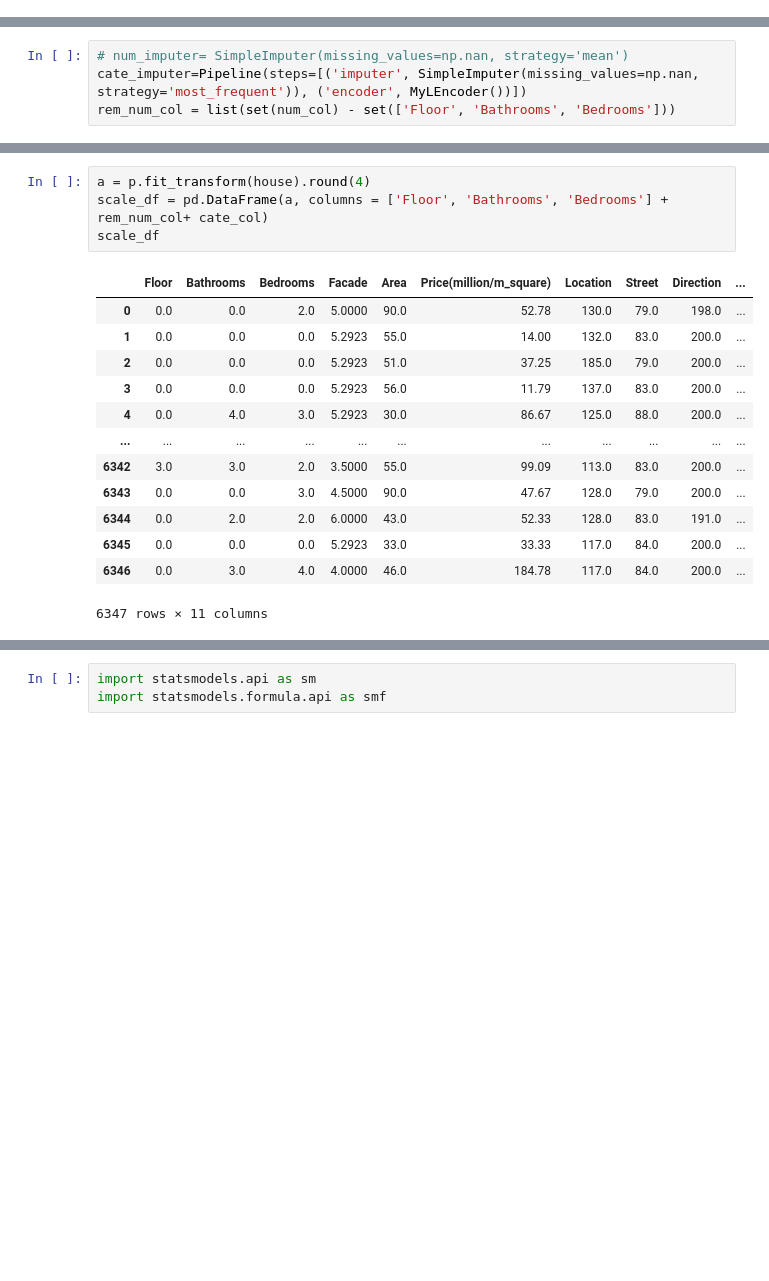
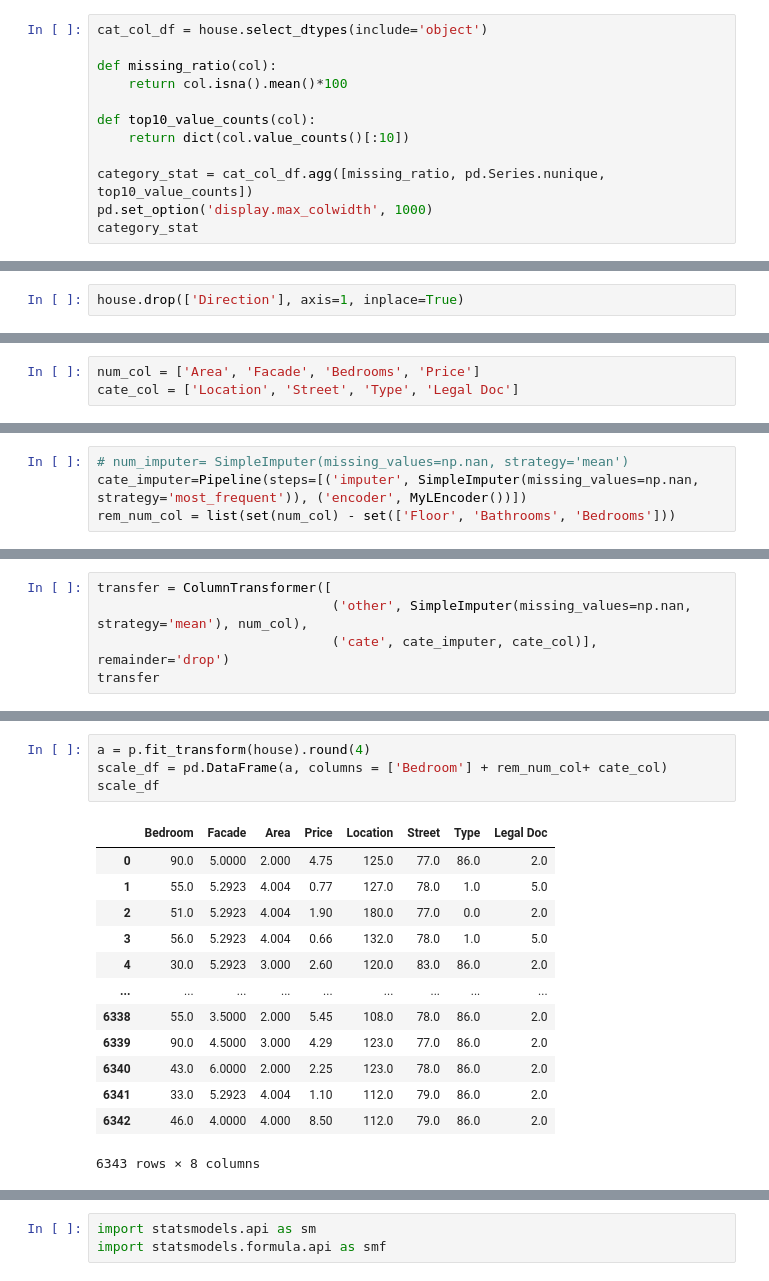
Before and after one commit to HieuTranV/DataVisualization, a Jupyter notebook: LabCK/Preprocessing.ipynb, the cells around one changed output, grey strips where cells are left out. Cells and saved outputs as stored; diff of their text form; blank space fills up the shorter version.

```diff
--- a/LabCK/Preprocessing.ipynb
+++ b/LabCK/Preprocessing.ipynb
@@ -499,0 +547,12 @@ house.head(2)
+# %%
+cat_col_df = house.select_dtypes(include='object')
+
+def missing_ratio(col):
+    return col.isna().mean()*100
+
+def top10_value_counts(col):
+    return dict(col.value_counts()[:10])
+
+category_stat = cat_col_df.agg([missing_ratio, pd.Series.nunique, top10_value_counts])
+pd.set_option('display.max_colwidth', 1000)
+category_stat
@@ -500 +564,3 @@ house.head(2)
+# %%
+house.drop(['Direction'], axis=1, inplace=True)
 # %%
@@ -503,3 +569,6 @@ cate_col = ['Location', 'Street', 'Direction', 'Type', 'Legal Doc']
+# %%
+num_col = ['Area', 'Facade', 'Bedrooms', 'Price']
+cate_col = ['Location', 'Street', 'Type', 'Legal Doc']
 # %%
 class MyLEncoder():
     def __init__(self, key=[]):
@@ -547,0 +603,5 @@ ColumnTransformer(transformers=[('num',
+# %%
+transfer = ColumnTransformer([
+                              ('other', SimpleImputer(missing_values=np.nan, strategy='mean'), num_col),
+                              ('cate', cate_imputer, cate_col)], remainder='drop')
+transfer
@@ -569,20 +632,20 @@ Pipeline(steps=[('transfer',
                                                    'Legal Doc'])]))])
 # %%
 a = p.fit_transform(house).round(4)
-scale_df = pd.DataFrame(a, columns = ['Floor', 'Bathrooms', 'Bedrooms'] + rem_num_col+ cate_col)
+scale_df = pd.DataFrame(a, columns = ['Bedroom'] + rem_num_col+ cate_col)
 scale_df
 # %% [output]
-|  | Floor | Bathrooms | Bedrooms | Facade | Area | Price(million/m_square) | Location | Street | Direction | ... |
-| 0 | 0.0 | 0.0 | 2.0 | 5.0000 | 90.0 | 52.78 | 130.0 | 79.0 | 198.0 | ... |
-| 1 | 0.0 | 0.0 | 0.0 | 5.2923 | 55.0 | 14.00 | 132.0 | 83.0 | 200.0 | ... |
-| 2 | 0.0 | 0.0 | 0.0 | 5.2923 | 51.0 | 37.25 | 185.0 | 79.0 | 200.0 | ... |
-| 3 | 0.0 | 0.0 | 0.0 | 5.2923 | 56.0 | 11.79 | 137.0 | 83.0 | 200.0 | ... |
-| 4 | 0.0 | 4.0 | 3.0 | 5.2923 | 30.0 | 86.67 | 125.0 | 88.0 | 200.0 | ... |
-| ... | ... | ... | ... | ... | ... | ... | ... | ... | ... | ... |
-| 6342 | 3.0 | 3.0 | 2.0 | 3.5000 | 55.0 | 99.09 | 113.0 | 83.0 | 200.0 | ... |
-| 6343 | 0.0 | 0.0 | 3.0 | 4.5000 | 90.0 | 47.67 | 128.0 | 79.0 | 200.0 | ... |
-| 6344 | 0.0 | 2.0 | 2.0 | 6.0000 | 43.0 | 52.33 | 128.0 | 83.0 | 191.0 | ... |
-| 6345 | 0.0 | 0.0 | 0.0 | 5.2923 | 33.0 | 33.33 | 117.0 | 84.0 | 200.0 | ... |
-| 6346 | 0.0 | 3.0 | 4.0 | 4.0000 | 46.0 | 184.78 | 117.0 | 84.0 | 200.0 | ... |
+|  | Bedroom | Facade | Area | Price | Location | Street | Type | Legal Doc |
+| 0 | 90.0 | 5.0000 | 2.000 | 4.75 | 125.0 | 77.0 | 86.0 | 2.0 |
+| 1 | 55.0 | 5.2923 | 4.004 | 0.77 | 127.0 | 78.0 | 1.0 | 5.0 |
+| 2 | 51.0 | 5.2923 | 4.004 | 1.90 | 180.0 | 77.0 | 0.0 | 2.0 |
+| 3 | 56.0 | 5.2923 | 4.004 | 0.66 | 132.0 | 78.0 | 1.0 | 5.0 |
+| 4 | 30.0 | 5.2923 | 3.000 | 2.60 | 120.0 | 83.0 | 86.0 | 2.0 |
+| ... | ... | ... | ... | ... | ... | ... | ... | ... |
+| 6338 | 55.0 | 3.5000 | 2.000 | 5.45 | 108.0 | 78.0 | 86.0 | 2.0 |
+| 6339 | 90.0 | 4.5000 | 3.000 | 4.29 | 123.0 | 77.0 | 86.0 | 2.0 |
+| 6340 | 43.0 | 6.0000 | 2.000 | 2.25 | 123.0 | 78.0 | 86.0 | 2.0 |
+| 6341 | 33.0 | 5.2923 | 4.004 | 1.10 | 112.0 | 79.0 | 86.0 | 2.0 |
+| 6342 | 46.0 | 4.0000 | 4.000 | 8.50 | 112.0 | 79.0 | 86.0 | 2.0 |
-6347 rows × 11 columns
+6343 rows × 8 columns
 # %%
```
Also changed, not shown: parts of 30 cells of this notebook.
